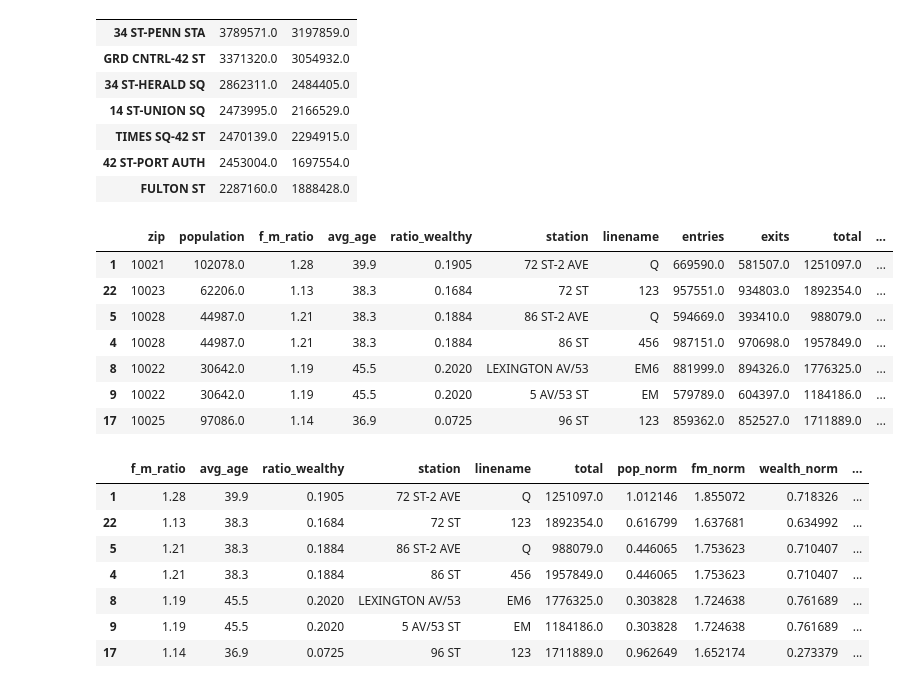
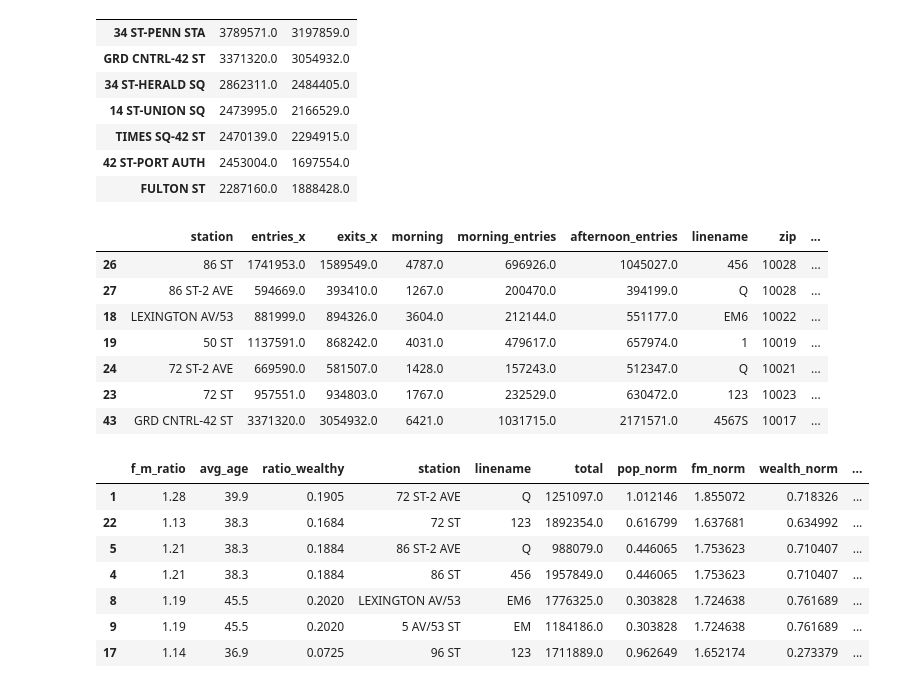
Before and after one commit to DimitriTheoharatos/ProjectBenson, a Jupyter notebook: MTA_EDA_Dimitri-v4.ipynb, the cells around one changed output. Saved outputs shown, nothing was run; the diff lists cells and outputs as text; code cells hidden in the pictures.

```diff
--- a/MTA_EDA_Dimitri-v4.ipynb
+++ b/MTA_EDA_Dimitri-v4.ipynb
@@ -495 +531,4 @@ station_zip = station_zip.drop(['unnamed: 0'], axis = 1)
+# %%
+final_demo['morn_aft_ent_ratio'] = final_demo.morning_entries /\
+final_demo.afternoon_entries
 # %%
@@ -509 +547,11 @@ stations_demo = stations_demo.dropna()
+# %%
+
+final_demo['fm_norm'] = final_demo.f_m_ratio / \
+        (final_demo.f_m_ratio.max() - final_demo.f_m_ratio.min())
+
+final_demo['wealth_norm'] = final_demo.ratio_wealthy / \
+        (final_demo.ratio_wealthy.max() - final_demo.ratio_wealthy.min())
+
+final_demo['age_norm'] = final_demo.avg_age / \
+        (final_demo.avg_age.max() - final_demo.avg_age.min())
 # %%
@@ -562,6 +566,11 @@ Name: score, dtype: float64
+# %%
+final_demo['score'] = final_demo.morn_aft_ent_ratio * \
+                         final_demo.fm_norm * \
+                         final_demo.wealth_norm * \
+                         final_demo.age_norm
 # %%
 old_min = 0.011134
 old_max = 3.685918
 old_range = old_max - old_min
 new_range = 10
-stations_demo['score_norm'] = (((stations_demo.score - old_min) * new_range) / (3.685918 - 0.011134) )
+final_demo['score_norm'] = (((final_demo.score - old_min) * new_range) / (3.685918 - 0.011134) )
@@ -590,16 +589,16 @@ sorted_stations.head(7)
 | 42 ST-PORT AUTH | 2453004.0 | 1697554.0 |
 | FULTON ST | 2287160.0 | 1888428.0 |
 # %%
-stations_demo.sort_values(['score_norm'], ascending = False).head(7)
+final_demo.sort_values(['score_norm'], ascending = False).head(7)
 # %% [output]
-|  | zip | population | f_m_ratio | avg_age | ratio_wealthy | station | linename | entries | exits | total | ... |
-| 1 | 10021 | 102078.0 | 1.28 | 39.9 | 0.1905 | 72 ST-2 AVE | Q | 669590.0 | 581507.0 | 1251097.0 | ... |
-| 22 | 10023 | 62206.0 | 1.13 | 38.3 | 0.1684 | 72 ST | 123 | 957551.0 | 934803.0 | 1892354.0 | ... |
-| 5 | 10028 | 44987.0 | 1.21 | 38.3 | 0.1884 | 86 ST-2 AVE | Q | 594669.0 | 393410.0 | 988079.0 | ... |
-| 4 | 10028 | 44987.0 | 1.21 | 38.3 | 0.1884 | 86 ST | 456 | 987151.0 | 970698.0 | 1957849.0 | ... |
-| 8 | 10022 | 30642.0 | 1.19 | 45.5 | 0.2020 | LEXINGTON AV/53 | EM6 | 881999.0 | 894326.0 | 1776325.0 | ... |
-| 9 | 10022 | 30642.0 | 1.19 | 45.5 | 0.2020 | 5 AV/53 ST | EM | 579789.0 | 604397.0 | 1184186.0 | ... |
-| 17 | 10025 | 97086.0 | 1.14 | 36.9 | 0.0725 | 96 ST | 123 | 859362.0 | 852527.0 | 1711889.0 | ... |
+|  | station | entries_x | exits_x | morning | morning_entries | afternoon_entries | linename | zip | ... |
+| 26 | 86 ST | 1741953.0 | 1589549.0 | 4787.0 | 696926.0 | 1045027.0 | 456 | 10028 | ... |
+| 27 | 86 ST-2 AVE | 594669.0 | 393410.0 | 1267.0 | 200470.0 | 394199.0 | Q | 10028 | ... |
+| 18 | LEXINGTON AV/53 | 881999.0 | 894326.0 | 3604.0 | 212144.0 | 551177.0 | EM6 | 10022 | ... |
+| 19 | 50 ST | 1137591.0 | 868242.0 | 4031.0 | 479617.0 | 657974.0 | 1 | 10019 | ... |
+| 24 | 72 ST-2 AVE | 669590.0 | 581507.0 | 1428.0 | 157243.0 | 512347.0 | Q | 10021 | ... |
+| 23 | 72 ST | 957551.0 | 934803.0 | 1767.0 | 232529.0 | 630472.0 | 123 | 10023 | ... |
+| 43 | GRD CNTRL-42 ST | 3371320.0 | 3054932.0 | 6421.0 | 1031715.0 | 2171571.0 | 4567S | 10017 | ... |
 # %%
 #stations_demo = stations_demo.drop(['zip','population','entries','exits','score'], axis = 1)
 stations_demo
```
Also changed, not shown: parts of 43 cells of this notebook.
